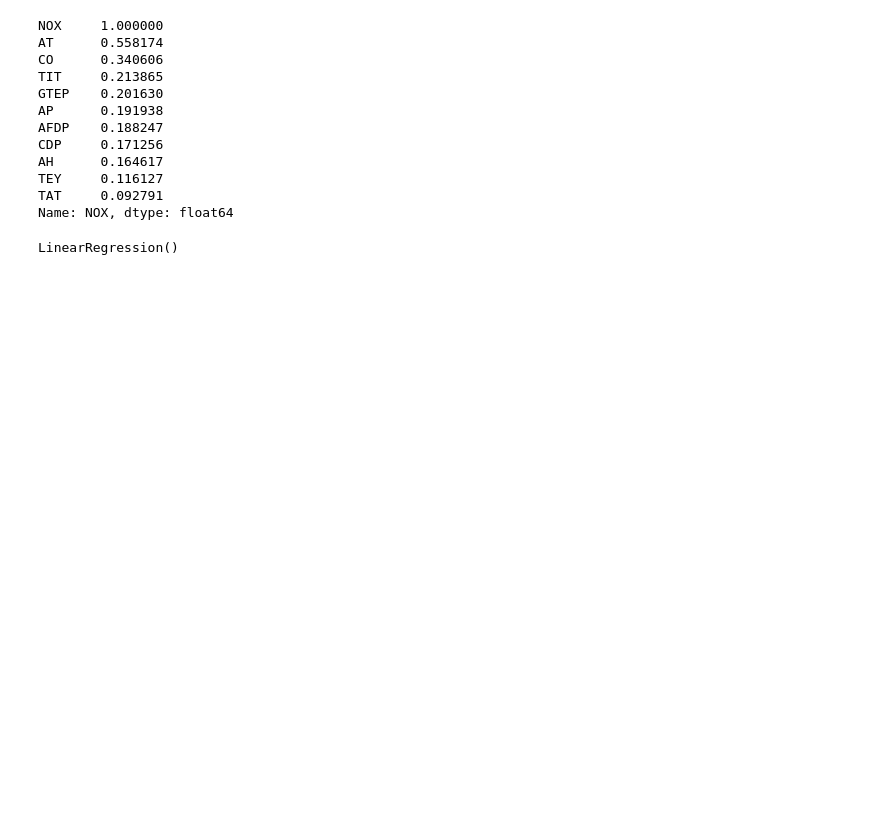
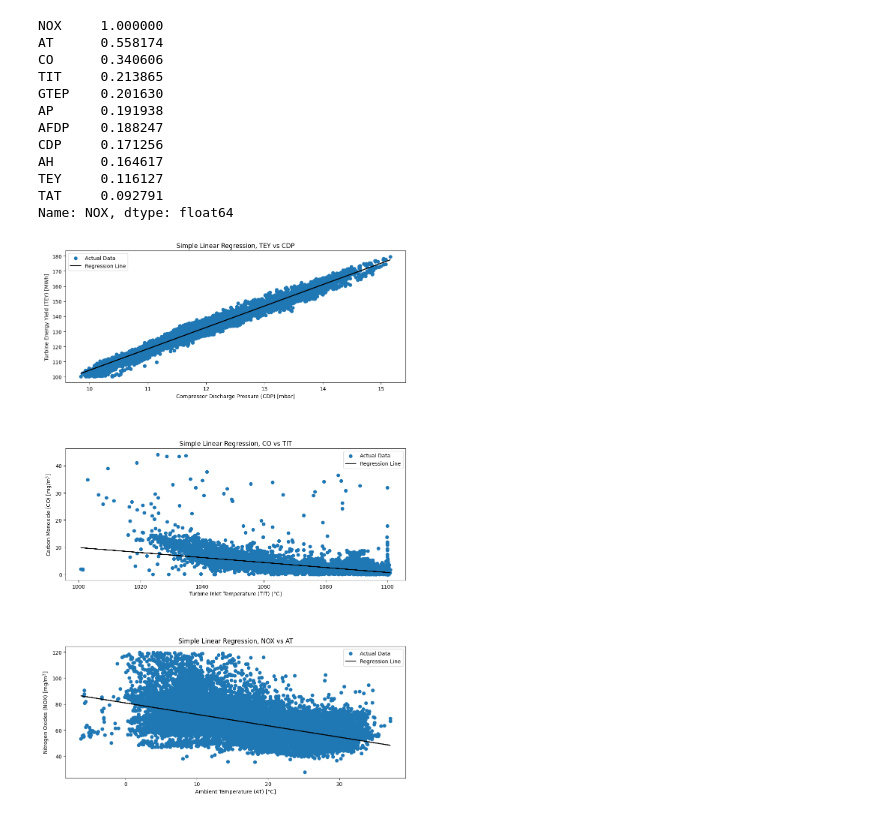
Before and after one commit to ZafeerAbbasi/MSE_413, a Jupyter notebook: Lab1/Part2.ipynb, the cells around one changed output. Drawn from its saved outputs; the diff is of its cells as text; code cells hidden in the pictures; blank space fills up the shorter version.

```diff
--- a/Lab1/Part2.ipynb
+++ b/Lab1/Part2.ipynb
@@ -59,20 +69,65 @@ AH      0.164617
 TEY     0.116127
 TAT     0.092791
 Name: NOX, dtype: float64
-# %%
-# 1.1 Simple Linear Regression for TEY
-# Determined previously, the feature that has the highest correlation with TEY is CDP
-
-simp_lin_reg1 = LinearRegression( )
-
-# Let X1 = CDP and Y1 = TEY
-x1_train = x_train[ :, 7].reshape( -1, 1 )
-x1_test = np.array( x_test[ :, 7] ).reshape( -1, 1 )
-y1_train = np.array( y_train[ :, 0 ] ).reshape( -1, 1 )
-y1_test = np.array( y_test[ :, 0 ] ).reshape( -1, 1 )
-simp_lin_reg1.fit( x1_train, y1_train )
-
-#Plotting
-plt.scatter( x=x1_train, y=y1_train, )
-# %% [output]
-LinearRegression()
+# %%
+# 1.2 Simple Linear Regression for each Target Variable
+# Determined previously, the feature that has the highest correlation with TEY is CDP
+
+simp_lin_reg1 = LinearRegression( )
+simp_lin_reg2 = LinearRegression( )
+simp_lin_reg3 = LinearRegression( )
+
+# Let X1 = CDP and Y1 = TEY
+x1_train = x_train[ :, 7].reshape( -1, 1 )
+x1_test = np.array( x_test[ :, 7] ).reshape( -1, 1 )
+y1_train = np.array( y_train[ :, 0 ] )
+y1_test = np.array( y_test[ :, 0 ] )
+simp_lin_reg1.fit( x1_train, y1_train )
+
+# Let X2 = TIT and Y2 = CO
+x2_train = x_train[ :, 5].reshape( -1, 1 )
+x2_test = np.array( x_test[ :, 5] ).reshape( -1, 1 )
+y2_train = np.array( y_train[ :, 1 ] )
+y2_test = np.array( y_test[ :, 1 ] )
+simp_lin_reg2.fit( x2_train, y2_train )
+
+# Let X3 = AT and Y3 = NOX
+x3_train = x_train[ :, 0].reshape( -1, 1 )
+x3_test = np.array( x_test[ :, 0] ).reshape( -1, 1 )
+y3_train = np.array( y_train[ :, 2 ] )
+y3_test = np.array( y_test[ :, 2 ] )
+simp_lin_reg3.fit( x3_train, y3_train )
+
+# Create a figure with 3 subplots (3 rows, 1 column)
+fig, axs = plt.subplots(3, 1, figsize=(10, 15))
+
+# First subplot for CDP vs TEY
+axs[0].scatter(x1_train, y1_train, label='Actual Data')
+axs[0].plot(x1_train, simp_lin_reg1.predict(x1_train), color="black", label='Regression Line')
+axs[0].set_title("Simple Linear Regression, TEY vs CDP")
+axs[0].set_xlabel("Compressor Discharge Pressure (CDP) [mbar]")
+axs[0].set_ylabel("Turbine Energy Yield (TEY) [MWh]")
+axs[0].legend( )
+
+# Second subplot for TIT vs CO
+axs[1].scatter(x2_train, y2_train, label='Actual Data')
+axs[1].plot(x2_train, simp_lin_reg2.predict(x2_train), color="black", label='Regression Line')
+axs[1].set_title("Simple Linear Regression, CO vs TIT")
+axs[1].set_xlabel("Turbine Inlet Temperature (TIT) [°C]")
+axs[1].set_ylabel("Carbon Monoxide (CO) [mg/m$^3$]")  # Using LaTeX here for m^3
+axs[1].legend()  # Adding a legend
+
+# Second subplot for AT vs NOX
+axs[2].scatter(x3_train, y3_train, label='Actual Data')
+axs[2].plot(x3_train, simp_lin_reg3.predict(x3_train), color="black", label='Regression Line')
+axs[2].set_title("Simple Linear Regression, NOX vs AT")
+axs[2].set_xlabel("Ambient Temperature (AT) [°C]")
+axs[2].set_ylabel("Nitrogen Oxides (NOX) [mg/m$^3$]")  # Using LaTeX here for m^3
+axs[2].legend()  # Adding a legend
+
+# Adjust layout
+plt.tight_layout()
+plt.subplots_adjust(hspace=0.5)
+plt.show()
+# %% [output]
+[figure, added]
```
Also changed, not shown: parts of 6 cells of this notebook, 1 other file.
